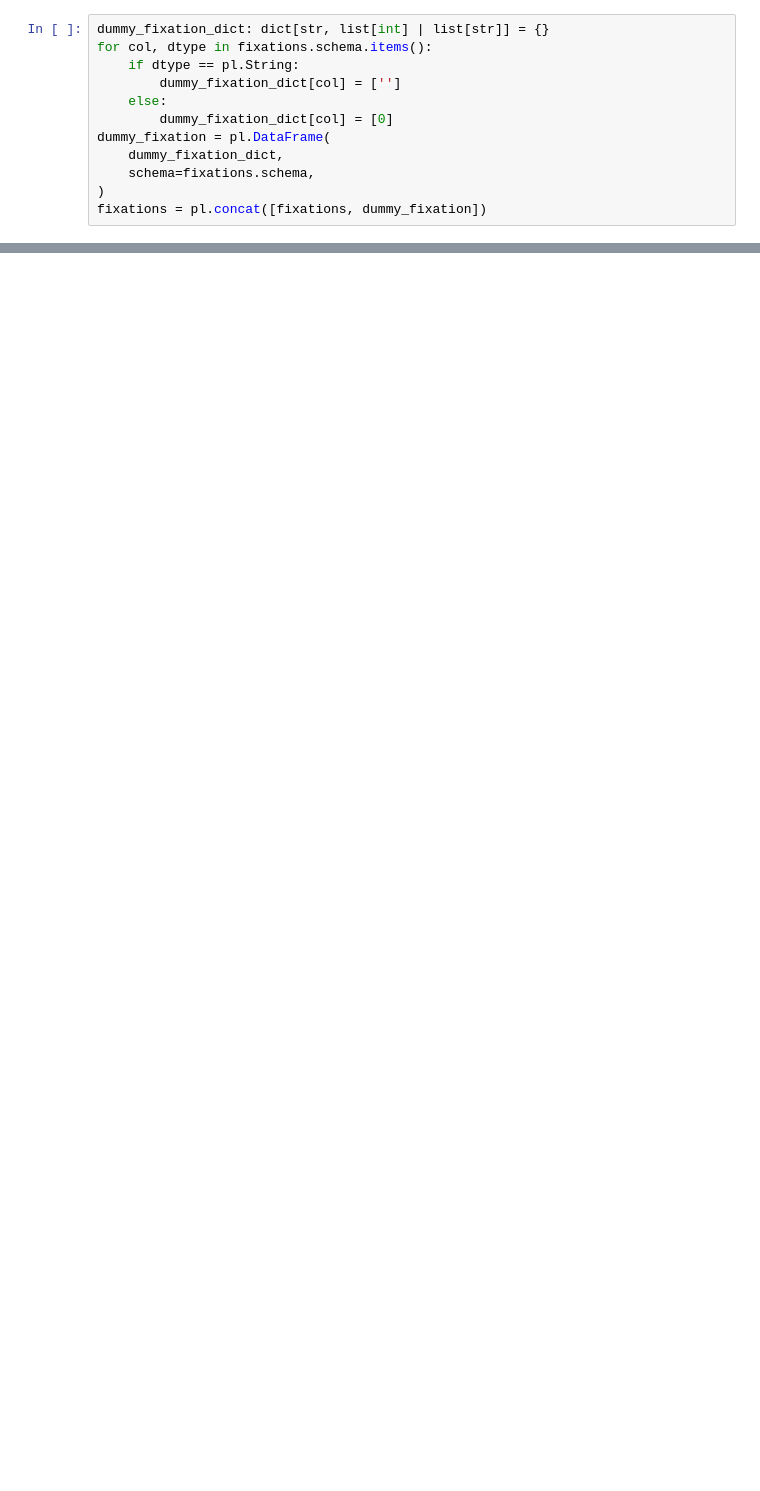
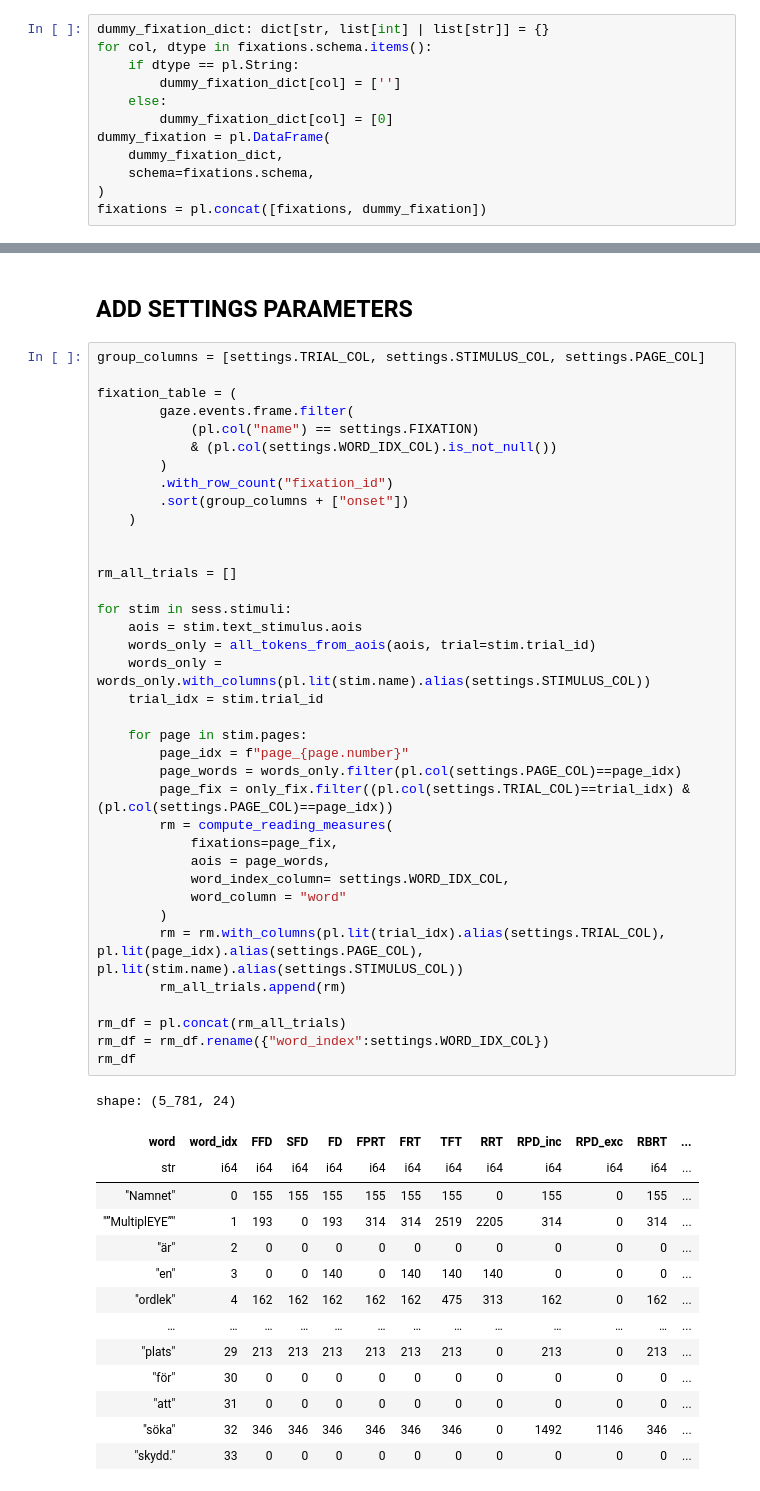
Before and after one commit to MultiplEYE-COST/multipleye-preprocessing, a Jupyter notebook: integrate_pm.ipynb, the cells around one changed output, grey strips where cells are left out. Saved outputs shown, nothing was run; the diff lists cells and outputs as text; blank space fills up the shorter version.

```diff
--- a/integrate_pm.ipynb
+++ b/integrate_pm.ipynb
@@ -565,0 +785,54 @@ shape: (65, 25)
+# %% [markdown]
+## ADD SETTINGS PARAMETERS
+# %%
+group_columns = [settings.TRIAL_COL, settings.STIMULUS_COL, settings.PAGE_COL]
+
+fixation_table = (
+        gaze.events.frame.filter(
+            (pl.col("name") == settings.FIXATION)
+            & (pl.col(settings.WORD_IDX_COL).is_not_null())
+        )
+        .with_row_count("fixation_id")
+        .sort(group_columns + ["onset"])
+    )
+
+
+rm_all_trials = []
+
+for stim in sess.stimuli:
+    aois = stim.text_stimulus.aois
+    words_only = all_tokens_from_aois(aois, trial=stim.trial_id)
+    words_only = words_only.with_columns(pl.lit(stim.name).alias(settings.STIMULUS_COL))
+    trial_idx = stim.trial_id
+
+    for page in stim.pages:
+        page_idx = f"page_{page.number}"
+        page_words = words_only.filter(pl.col(settings.PAGE_COL)==page_idx)
+        page_fix = only_fix.filter((pl.col(settings.TRIAL_COL)==trial_idx) & (pl.col(settings.PAGE_COL)==page_idx))
+        rm = compute_reading_measures(
+            fixations=page_fix,
+            aois = page_words,
+            word_index_column= settings.WORD_IDX_COL,
+            word_column = "word"
+        )
+        rm = rm.with_columns(pl.lit(trial_idx).alias(settings.TRIAL_COL), pl.lit(page_idx).alias(settings.PAGE_COL), pl.lit(stim.name).alias(settings.STIMULUS_COL))
+        rm_all_trials.append(rm)
+
+rm_df = pl.concat(rm_all_trials)
+rm_df = rm_df.rename({"word_index":settings.WORD_IDX_COL})
+rm_df
+# %% [output]
+shape: (5_781, 24)
+| word | word_idx | FFD | SFD | FD | FPRT | FRT | TFT | RRT | RPD_inc | RPD_exc | RBRT | ... |
+| str | i64 | i64 | i64 | i64 | i64 | i64 | i64 | i64 | i64 | i64 | i64 | ... |
+| "Namnet" | 0 | 155 | 155 | 155 | 155 | 155 | 155 | 0 | 155 | 0 | 155 | ... |
+| "”MultiplEYE”" | 1 | 193 | 0 | 193 | 314 | 314 | 2519 | 2205 | 314 | 0 | 314 | ... |
+| "är" | 2 | 0 | 0 | 0 | 0 | 0 | 0 | 0 | 0 | 0 | 0 | ... |
+| "en" | 3 | 0 | 0 | 140 | 0 | 140 | 140 | 140 | 0 | 0 | 0 | ... |
+| "ordlek" | 4 | 162 | 162 | 162 | 162 | 162 | 475 | 313 | 162 | 0 | 162 | ... |
+| … | … | … | … | … | … | … | … | … | … | … | … | ... |
+| "plats" | 29 | 213 | 213 | 213 | 213 | 213 | 213 | 0 | 213 | 0 | 213 | ... |
+| "för" | 30 | 0 | 0 | 0 | 0 | 0 | 0 | 0 | 0 | 0 | 0 | ... |
+| "att" | 31 | 0 | 0 | 0 | 0 | 0 | 0 | 0 | 0 | 0 | 0 | ... |
+| "söka" | 32 | 346 | 346 | 346 | 346 | 346 | 346 | 0 | 1492 | 1146 | 346 | ... |
+| "skydd." | 33 | 0 | 0 | 0 | 0 | 0 | 0 | 0 | 0 | 0 | 0 | ... |
```
Also changed, not shown: parts of 21 cells of this notebook.
